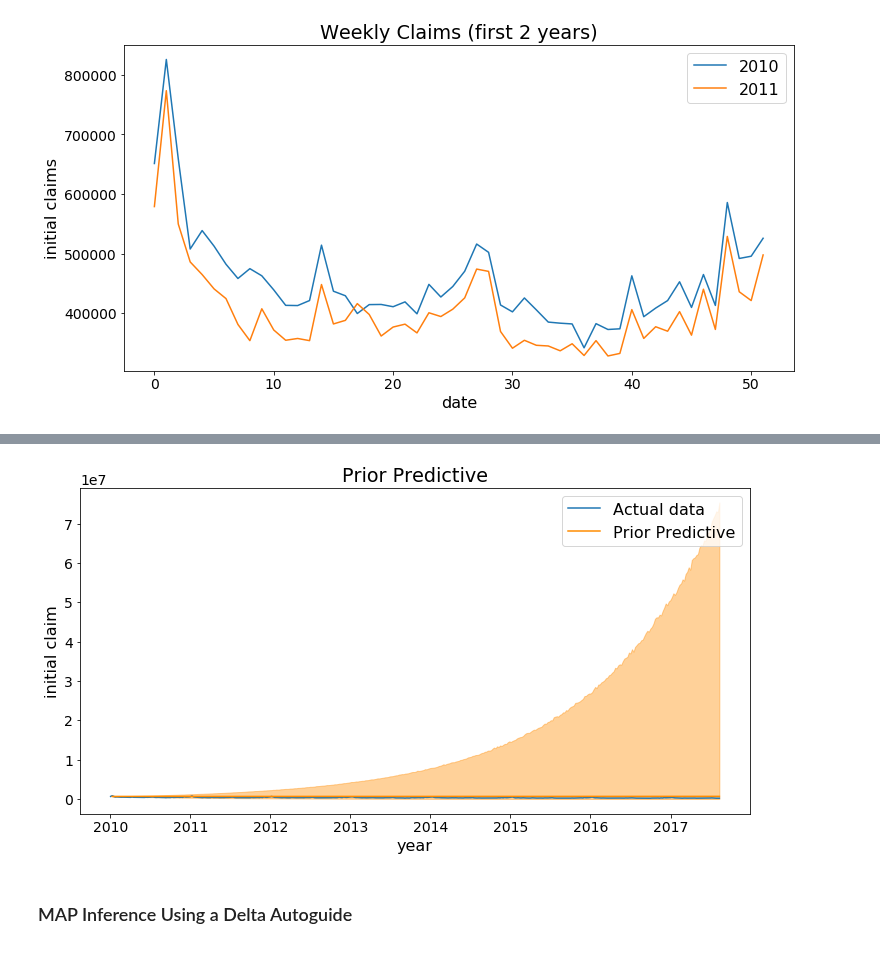
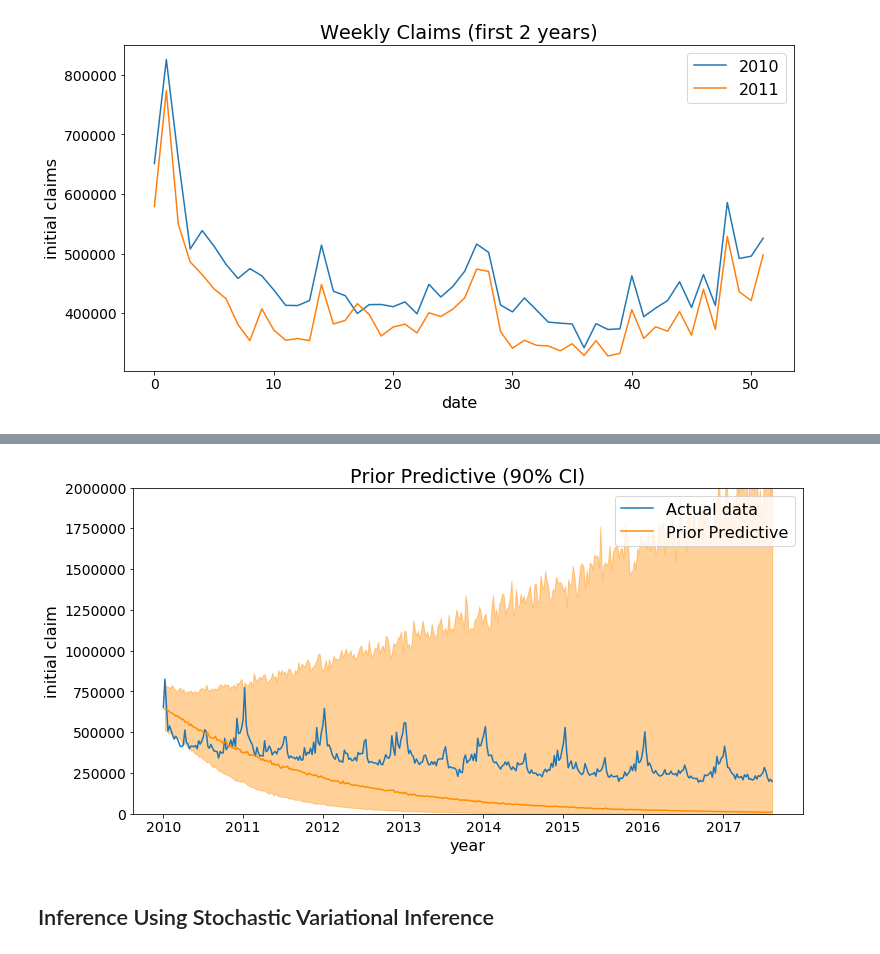
Before and after one commit to pyro-ppl/sandbox, a Jupyter notebook: 2019-08-time-series/part_ii_inference.ipynb, the cells around one changed output, grey strips where cells are left out. Cells and saved outputs as stored; diff of their text form; code cells hidden in the pictures.

```diff
--- a/2019-08-time-series/part_ii_inference.ipynb
+++ b/2019-08-time-series/part_ii_inference.ipynb
@@ -129,11 +173,10 @@ Wall time: 1.13 s
 # %%
-slope = pyro.param('slope')
-intercept = pyro.param('intercept')
 model_fit = (slope * torch.arange(len(y)).type(torch.float) + intercept).exp()
 
 fig, ax = plt.subplots()
 ax.plot(time_range, y, label='Actual data')
 ax.plot(time_range, model_fit.detach(), linewidth=2, label='Fitted data')
-ax.set(title='GLM Fit', xlabel='date', ylabel='initial claim')
+ax.axvline(time_range[N_train], linestyle='--', color='gray', label='train-test split')
+ax.set(title='Regression Fit', xlabel='date', ylabel='initial claim')
 plt.legend();
 # %% [output]
@@ -152,7 +202,7 @@ ax.set(title='Weekly Claims (first 2 years)', xlabel='date', ylabel='initial cla
 def model_sgt(y):
     slope = pyro.param('slope', torch.tensor(1.))
     intercept = pyro.param('intercept', torch.tensor(13.))
-    seasonality = pyro.param('seasonality', torch.ones(52))
+    seasonality = pyro.param('seasonality', torch.zeros(52))
     seasonality = seasonality - seasonality.mean()
     N = len(y)
     with pyro.plate('N', N) as t:
@@ -165,7 +215,8 @@ def model_sgt(y):
 opt = optim.Adam({'lr': 0.08})
 pyro.clear_param_store()
 pyro.set_rng_seed(1)
-svi = SVI(model_sgt, lambda x: None, opt, loss=Trace_ELBO())
+empty_guide = lambda x: None
+svi = SVI(model_sgt, empty_guide, opt, loss=Trace_ELBO())
 
 for i in range(3000):
     loss = svi.step(y_train)
@@ -212,11 +273,12 @@ ax[1].set(title='Seasonality Component',
 # %%
 def prob_sgt(N, x, y):
-    slope = pyro.sample('slope', dist.Normal(0, 1e-2))
-    obs_sd = pyro.sample('obs_sd', dist.HalfNormal(1e-2))
-    seasonality = pyro.param('seasonality', torch.ones(52))
-    seasonality = seasonality - seasonality.mean()
+    slope = pyro.sample('slope', dist.Normal(-1, 1.)) * 1e-2
+    obs_sd = pyro.sample('obs_sd', dist.HalfNormal(1.)) * 0.1
+    with pyro.plate('S', 52):
+        seasonality = pyro.sample('seasonality', dist.Normal(0., 0.1))
+        seasonality = seasonality - seasonality.mean()
     with pyro.plate('N', N) as t:
         seasonality_factor = seasonality.roll(-(x + 1) % 52).repeat(math.ceil(N / 52))[:N]
         y_intercept = y.log() - seasonality[x % 52]
         log_y_hat = slope * (t + 1).type(torch.float) + y_intercept + seasonality_factor
-        pyro.sample('y', dist.LogNormal(log_y_hat, obs_sd))
+        return pyro.sample('y', dist.LogNormal(log_y_hat, obs_sd))
@@ -244,15 +291,21 @@ def get_predictive_quantiles(model, *args,
 # %%
 pyro.clear_param_store()
-pred_p10, pred_p50, pred_p90 = get_predictive_quantiles(prob_sgt, N_train-1, 1, y_train[0])
-plt.plot(time_range[:N_train], y_train, label='Actual data')
-plt.plot(time_range[1:N_train], pred_p50, label='Prior Predictive', color='darkorange')
-plt.fill_between(time_range[1:N_train], pred_p10, pred_p90, alpha=0.4,
+
+preds = []
+for i in range(500):
+    preds.append(prob_sgt(N_train-1, 0, y[0]).detach())
+preds = torch.stack(preds)
+quantiles = [0.1, 0.5, 0.9]
+pred_p10, pred_p50, pred_p90 = [preds.kthvalue(int(q*500), dim=0)[0] for q in quantiles]
+
+fig, ax = plt.subplots()
+ax.plot(time_range[:N_train], y_train, label='Actual data')
+ax.plot(time_range[1:N_train], pred_p50, label='Prior Predictive', color='darkorange')
+ax.fill_between(time_range[1:N_train], pred_p10, pred_p90, alpha=0.4,
                  color='darkorange')
-plt.title('Prior Predictive')
-plt.xlabel('year')
-plt.ylabel('initial claim')
+ax.set(title='Prior Predictive (90% CI)', xlabel='year', ylabel='initial claim', ylim=(0, 2e6))
 plt.legend();
 # %% [output]
-[figure, old version]
+[figure, new version]
 # %% [markdown]
-### MAP Inference Using a Delta Autoguide
+## Inference Using Stochastic Variational Inference
```
Also changed, not shown: parts of 58 cells of this notebook, 2 other files.
